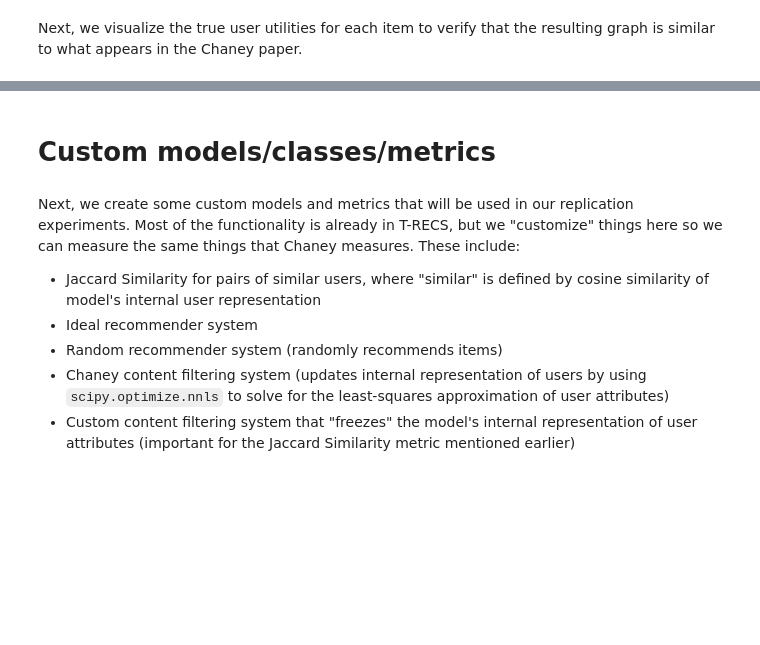
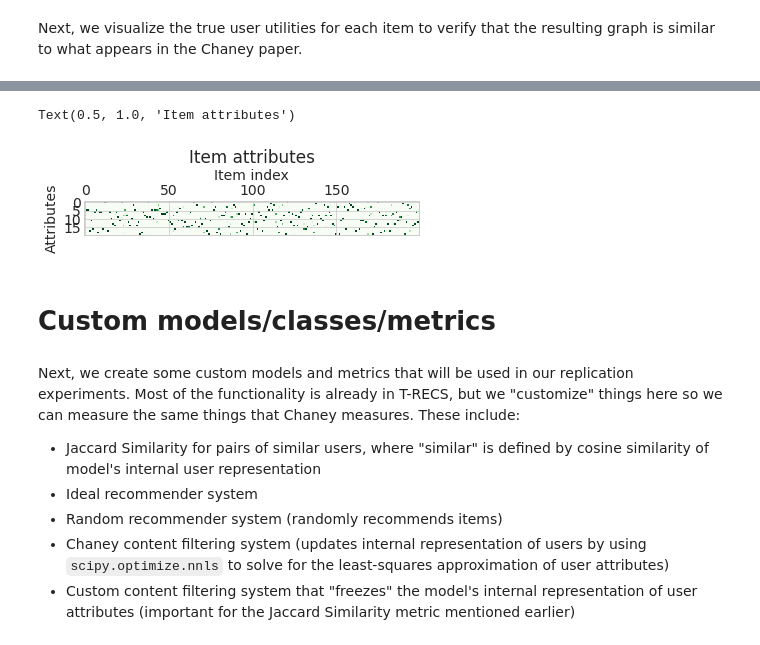
Before and after one commit to sunnymatt/t-recs-experiments, a Jupyter notebook: notebooks/chaney_replication.ipynb, the cells around one changed output, grey strips where cells are left out. Drawn from its saved outputs; the diff is of its cells as text; code cells hidden in the pictures; blank space fills up the shorter version.

```diff
--- a/notebooks/chaney_replication.ipynb
+++ b/notebooks/chaney_replication.ipynb
@@ -125,3 +123,13 @@ Text(0.5, 1.0, 'User-item utilities (known to user)')
+# %%
+fig, ax = plt.subplots()
+ax.matshow(items[0].T, cmap='Greens')
+ax.set_xlabel('Item index')
+ax.xaxis.set_label_position('top')
+ax.set_ylabel('Attributes')
+ax.set_title("Item attributes")
+# %% [output]
+Text(0.5, 1.0, 'Item attributes')
+[figure, added]
 # %% [markdown]
 # Custom models/classes/metrics
 # %% [markdown]
```
Also changed, not shown: parts of 12 cells of this notebook.
